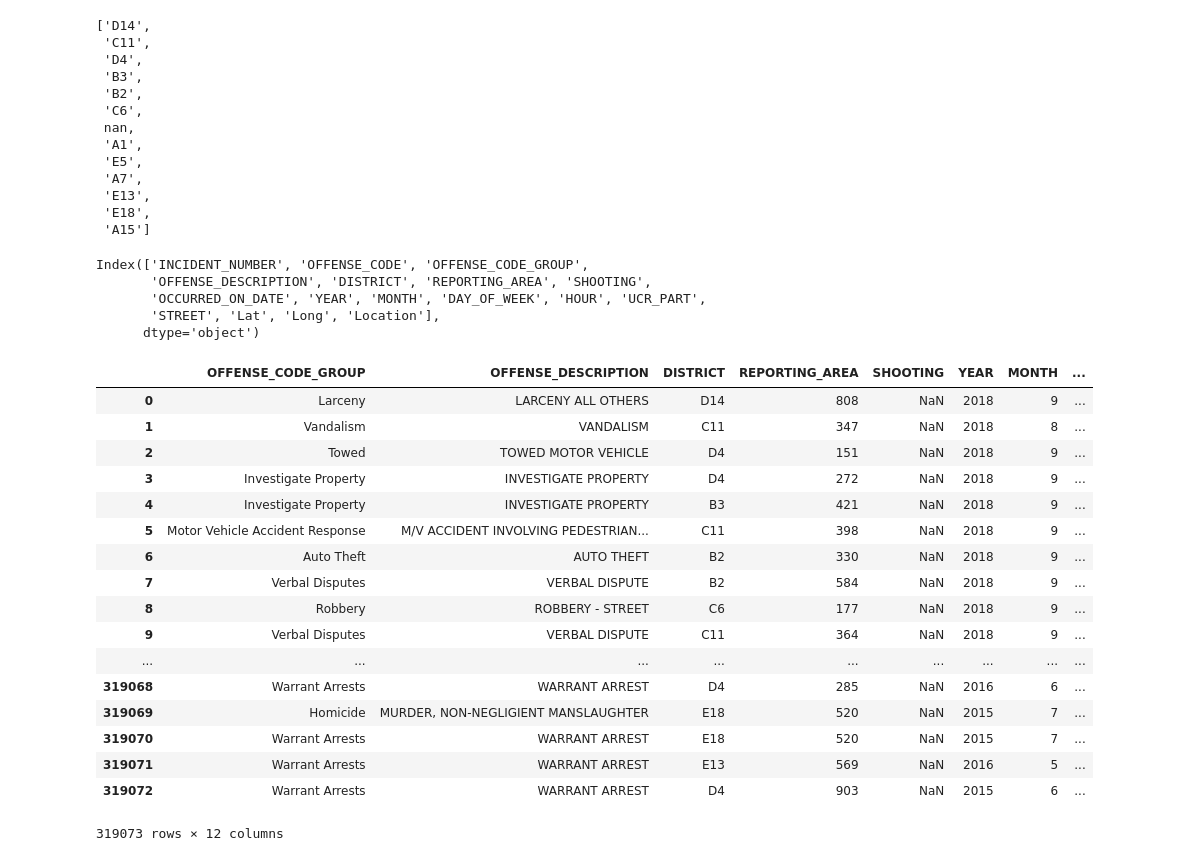
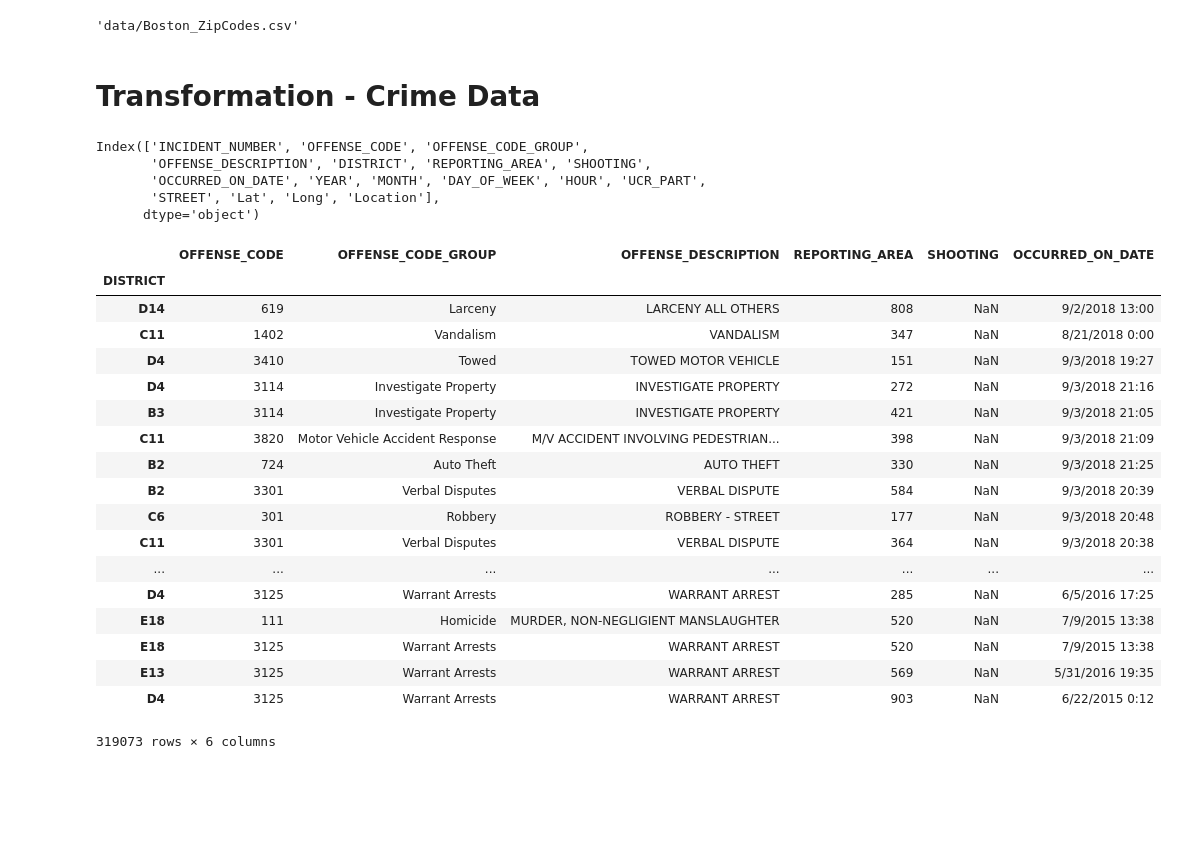
Before and after one commit to gvenkata/Project-2-ETL-Project, a Jupyter notebook: Panda_Combine.ipynb, the cells around one changed output. Drawn from its saved outputs; the diff is of its cells as text; code cells hidden in the pictures; blank space fills up the shorter version.

```diff
--- a/Panda_Combine.ipynb
+++ b/Panda_Combine.ipynb
@@ -29,19 +36,9 @@ crime_data.head(2)
-# %%
-crime_data['DISTRICT'].unique().tolist()
-# %% [output]
-['D14',
- 'C11',
- 'D4',
- 'B3',
- 'B2',
- 'C6',
- nan,
- 'A1',
- 'E5',
- 'A7',
- 'E13',
- 'E18',
- 'A15']
+# %%
+zip_data_to_load
+# %% [output]
+'data/Boston_ZipCodes.csv'
+# %% [markdown]
+#                                    Transformation - Crime Data
 # %%
 crime_data.columns
 # %% [output]
@@ -60,23 +50,29 @@ Crime_data_trunc = crime_data[['OFFENSE_CODE_GROUP',
+# %%
+# kept occurred_on_date because the stripped out date didnt contain "day", easier to parse out the date later into the units needed
+Crime_data_trunc = crime_data[['OFFENSE_CODE','OFFENSE_CODE_GROUP',
+       'OFFENSE_DESCRIPTION', 'DISTRICT', 'REPORTING_AREA', 'SHOOTING',
+        'OCCURRED_ON_DATE']]
 # %%
-Crime_data_trunc
+Crime_data_trunc.set_index('DISTRICT')
 # %% [output]
-|  | OFFENSE_CODE_GROUP | OFFENSE_DESCRIPTION | DISTRICT | REPORTING_AREA | SHOOTING | YEAR | MONTH | ... |
-| 0 | Larceny | LARCENY ALL OTHERS | D14 | 808 | NaN | 2018 | 9 | ... |
-| 1 | Vandalism | VANDALISM | C11 | 347 | NaN | 2018 | 8 | ... |
-| 2 | Towed | TOWED MOTOR VEHICLE | D4 | 151 | NaN | 2018 | 9 | ... |
-| 3 | Investigate Property | INVESTIGATE PROPERTY | D4 | 272 | NaN | 2018 | 9 | ... |
-| 4 | Investigate Property | INVESTIGATE PROPERTY | B3 | 421 | NaN | 2018 | 9 | ... |
-| 5 | Motor Vehicle Accident Response | M/V ACCIDENT INVOLVING PEDESTRIAN... | C11 | 398 | NaN | 2018 | 9 | ... |
-| 6 | Auto Theft | AUTO THEFT | B2 | 330 | NaN | 2018 | 9 | ... |
-| 7 | Verbal Disputes | VERBAL DISPUTE | B2 | 584 | NaN | 2018 | 9 | ... |
-| 8 | Robbery | ROBBERY - STREET | C6 | 177 | NaN | 2018 | 9 | ... |
-| 9 | Verbal Disputes | VERBAL DISPUTE | C11 | 364 | NaN | 2018 | 9 | ... |
-| ... | ... | ... | ... | ... | ... | ... | ... | ... |
-| 319068 | Warrant Arrests | WARRANT ARREST | D4 | 285 | NaN | 2016 | 6 | ... |
-| 319069 | Homicide | MURDER, NON-NEGLIGIENT MANSLAUGHTER | E18 | 520 | NaN | 2015 | 7 | ... |
-| 319070 | Warrant Arrests | WARRANT ARREST | E18 | 520 | NaN | 2015 | 7 | ... |
-| 319071 | Warrant Arrests | WARRANT ARREST | E13 | 569 | NaN | 2016 | 5 | ... |
-| 319072 | Warrant Arrests | WARRANT ARREST | D4 | 903 | NaN | 2015 | 6 | ... |
+|  | OFFENSE_CODE | OFFENSE_CODE_GROUP | OFFENSE_DESCRIPTION | REPORTING_AREA | SHOOTING | OCCURRED_ON_DATE |
+| DISTRICT |  |  |  |  |  |  |
+| D14 | 619 | Larceny | LARCENY ALL OTHERS | 808 | NaN | 9/2/2018 13:00 |
+| C11 | 1402 | Vandalism | VANDALISM | 347 | NaN | 8/21/2018 0:00 |
+| D4 | 3410 | Towed | TOWED MOTOR VEHICLE | 151 | NaN | 9/3/2018 19:27 |
+| D4 | 3114 | Investigate Property | INVESTIGATE PROPERTY | 272 | NaN | 9/3/2018 21:16 |
+| B3 | 3114 | Investigate Property | INVESTIGATE PROPERTY | 421 | NaN | 9/3/2018 21:05 |
+| C11 | 3820 | Motor Vehicle Accident Response | M/V ACCIDENT INVOLVING PEDESTRIAN... | 398 | NaN | 9/3/2018 21:09 |
+| B2 | 724 | Auto Theft | AUTO THEFT | 330 | NaN | 9/3/2018 21:25 |
+| B2 | 3301 | Verbal Disputes | VERBAL DISPUTE | 584 | NaN | 9/3/2018 20:39 |
+| C6 | 301 | Robbery | ROBBERY - STREET | 177 | NaN | 9/3/2018 20:48 |
+| C11 | 3301 | Verbal Disputes | VERBAL DISPUTE | 364 | NaN | 9/3/2018 20:38 |
+| ... | ... | ... | ... | ... | ... | ... |
+| D4 | 3125 | Warrant Arrests | WARRANT ARREST | 285 | NaN | 6/5/2016 17:25 |
+| E18 | 111 | Homicide | MURDER, NON-NEGLIGIENT MANSLAUGHTER | 520 | NaN | 7/9/2015 13:38 |
+| E18 | 3125 | Warrant Arrests | WARRANT ARREST | 520 | NaN | 7/9/2015 13:38 |
+| E13 | 3125 | Warrant Arrests | WARRANT ARREST | 569 | NaN | 5/31/2016 19:35 |
+| D4 | 3125 | Warrant Arrests | WARRANT ARREST | 903 | NaN | 6/22/2015 0:12 |
-319073 rows × 12 columns
+319073 rows × 6 columns
 # %%
 # data_combine = pd.merge(Crime_data_trunc,clinical_data, how='left', on=["District", "District"])
```
Also changed, not shown: parts of 4 cells of this notebook.
